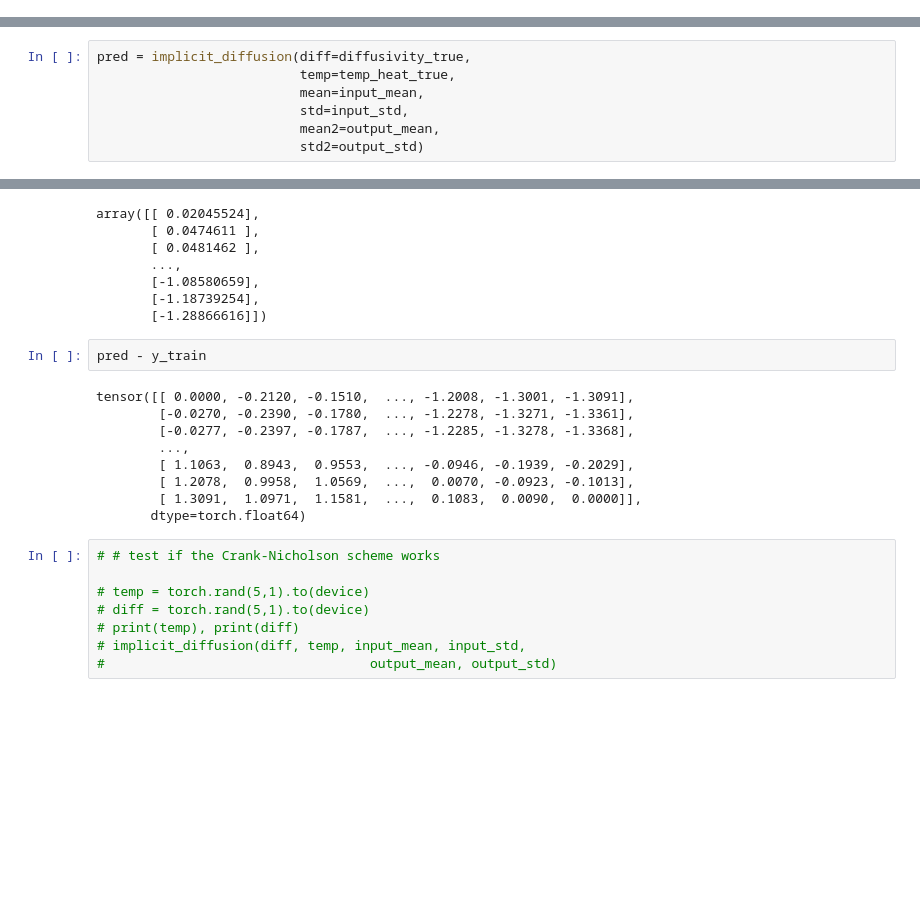
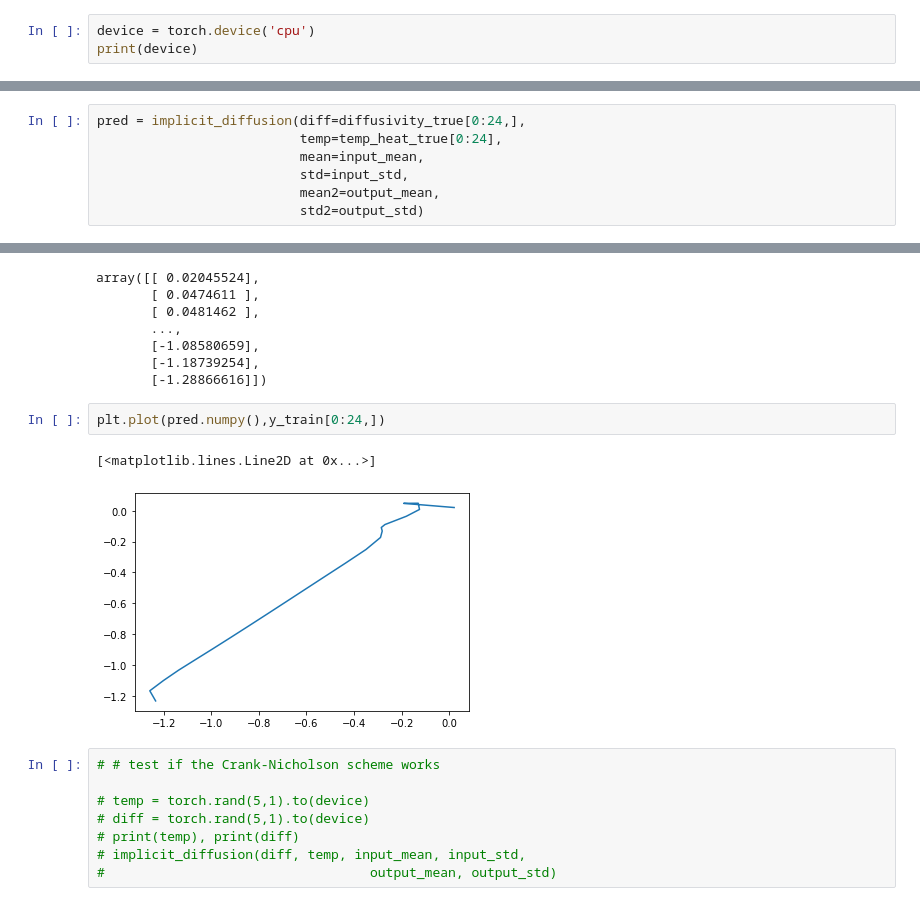
Before and after one commit to robertladwig/LakeModeling, a Jupyter notebook: 1D_HeatMixing_PGDL/MCL/Code_MCL_Project/LearnKz/Time_Module1_Heat_Diffusion_Robert-debug.ipynb, the cells around one changed output, grey strips where cells are left out. Cells and saved outputs as stored; diff of their text form; blank space fills up the shorter version.

```diff
--- a/1D_HeatMixing_PGDL/MCL/Code_MCL_Project/LearnKz/Time_Module1_Heat_Diffusion_Robert-debug.ipynb
+++ b/1D_HeatMixing_PGDL/MCL/Code_MCL_Project/LearnKz/Time_Module1_Heat_Diffusion_Robert-debug.ipynb
@@ -34,0 +31,3 @@ cpu
+# %%
+device = torch.device('cpu')
+print(device)
@@ -321,8 +336,8 @@ tensor([[3.7190e-05],
         [3.7190e-05],
         [3.7190e-05]], dtype=torch.float64)
 # %%
-pred = implicit_diffusion(diff=diffusivity_true,
-                          temp=temp_heat_true,
+pred = implicit_diffusion(diff=diffusivity_true[0:24,],
+                          temp=temp_heat_true[0:24],
                           mean=input_mean,
                           std=input_std,
                           mean2=output_mean,
@@ -353,17 +481,11 @@ array([[ 0.02045524],
        [-1.08580659],
        [-1.18739254],
        [-1.28866616]])
-# %%
-pred - y_train
-# %% [output]
-tensor([[ 0.0000, -0.2120, -0.1510,  ..., -1.2008, -1.3001, -1.3091],
-        [-0.0270, -0.2390, -0.1780,  ..., -1.2278, -1.3271, -1.3361],
-        [-0.0277, -0.2397, -0.1787,  ..., -1.2285, -1.3278, -1.3368],
-        ...,
-        [ 1.1063,  0.8943,  0.9553,  ..., -0.0946, -0.1939, -0.2029],
-        [ 1.2078,  0.9958,  1.0569,  ...,  0.0070, -0.0923, -0.1013],
-        [ 1.3091,  1.0971,  1.1581,  ...,  0.1083,  0.0090,  0.0000]],
-       dtype=torch.float64)
+# %%
+plt.plot(pred.numpy(),y_train[0:24,])
+# %% [output]
+[<matplotlib.lines.Line2D at 0x...>]
+[figure, added]
 # %%
 # # test if the Crank-Nicholson scheme works
 
```
Also changed, not shown: parts of 11 cells of this notebook, 3 other files.
